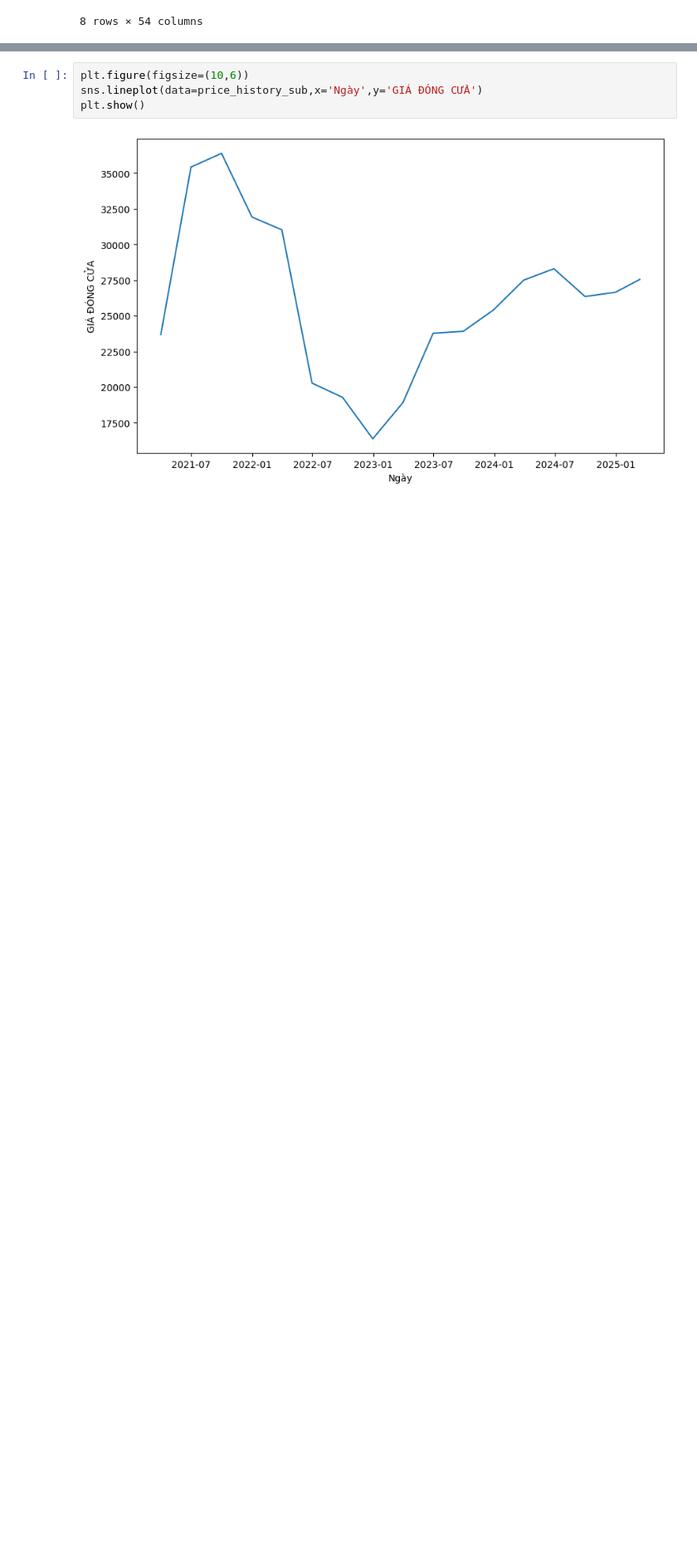
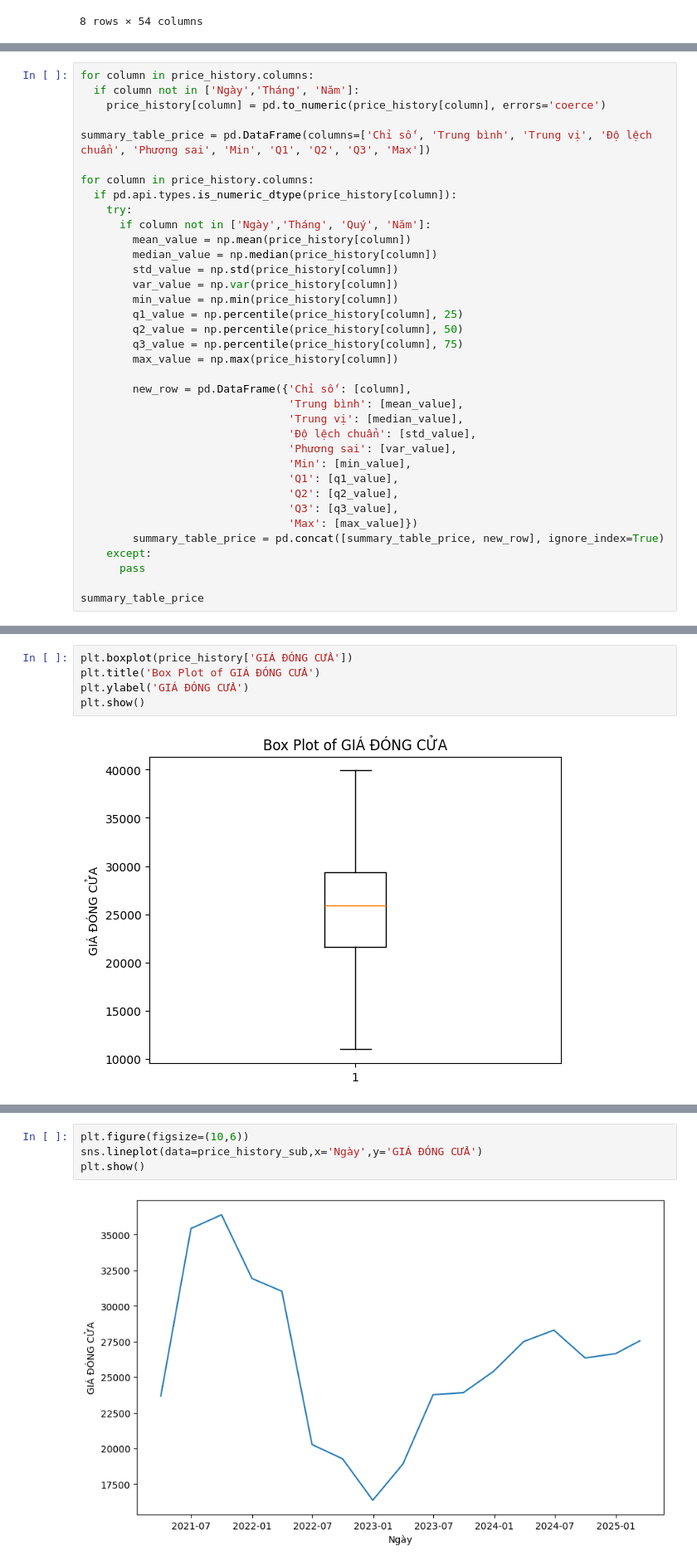
Before and after one commit to diepdangban/Datamining, a Jupyter notebook: Data_understanding.ipynb, the cells around one changed output, grey strips where cells are left out. Shown: that part at 83% size. Drawn from its saved outputs; the diff is of its cells as text; blank space fills up the shorter version.

```diff
--- a/Data_understanding.ipynb
+++ b/Data_understanding.ipynb
@@ -265,0 +194,36 @@ price_history
+# %%
+for column in price_history.columns:
+  if column not in ['Ngày','Tháng', 'Năm']:
+    price_history[column] = pd.to_numeric(price_history[column], errors='coerce')
+
+summary_table_price = pd.DataFrame(columns=['Chỉ số', 'Trung bình', 'Trung vị', 'Độ lệch chuẩn', 'Phương sai', 'Min', 'Q1', 'Q2', 'Q3', 'Max'])
+
+for column in price_history.columns:
+  if pd.api.types.is_numeric_dtype(price_history[column]):
+    try:
+      if column not in ['Ngày','Tháng', 'Quý', 'Năm']:
+        mean_value = np.mean(price_history[column])
+        median_value = np.median(price_history[column])
+        std_value = np.std(price_history[column])
+        var_value = np.var(price_history[column])
+        min_value = np.min(price_history[column])
+        q1_value = np.percentile(price_history[column], 25)
+        q2_value = np.percentile(price_history[column], 50)
+        q3_value = np.percentile(price_history[column], 75)
+        max_value = np.max(price_history[column])
+
+        new_row = pd.DataFrame({'Chỉ số': [column],
+                                'Trung bình': [mean_value],
+                                'Trung vị': [median_value],
+                                'Độ lệch chuẩn': [std_value],
+                                'Phương sai': [var_value],
+                                'Min': [min_value],
+                                'Q1': [q1_value],
+                                'Q2': [q2_value],
+                                'Q3': [q3_value],
+                                'Max': [max_value]})
+        summary_table_price = pd.concat([summary_table_price, new_row], ignore_index=True)
+    except:
+      pass
+
+summary_table_price
@@ -266,3 +239,10 @@ price_history
+# %%
+plt.boxplot(price_history['GIÁ ĐÓNG CỬA'])
+plt.title('Box Plot of GIÁ ĐÓNG CỬA')
+plt.ylabel('GIÁ ĐÓNG CỬA')
+plt.show()
+# %% [output]
+[figure, added]
 # %%
 #lay gia dong cua moi ngay cuoi quy tu 2021-2025
 price_history_sub = price_history.groupby(['Quý','Năm'])[['Ngày','GIÁ ĐÓNG CỬA']].first().reset_index()
```
Also changed, not shown: parts of 24 cells of this notebook.
